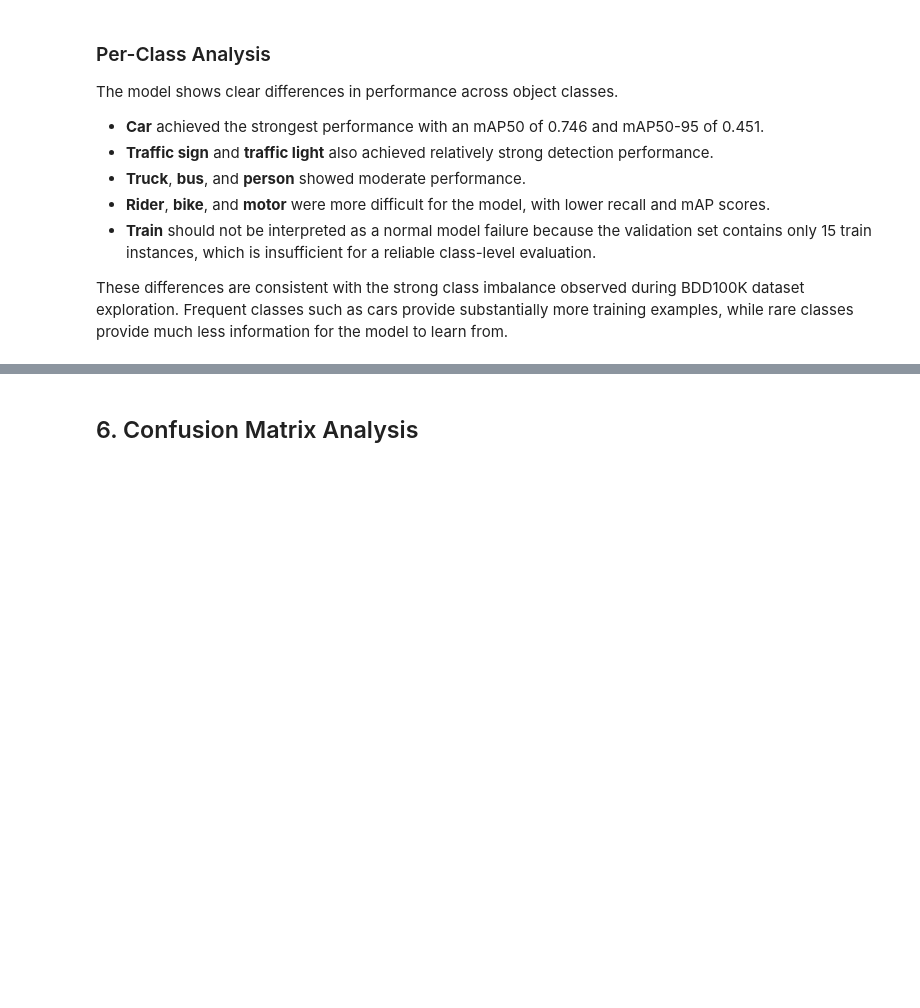
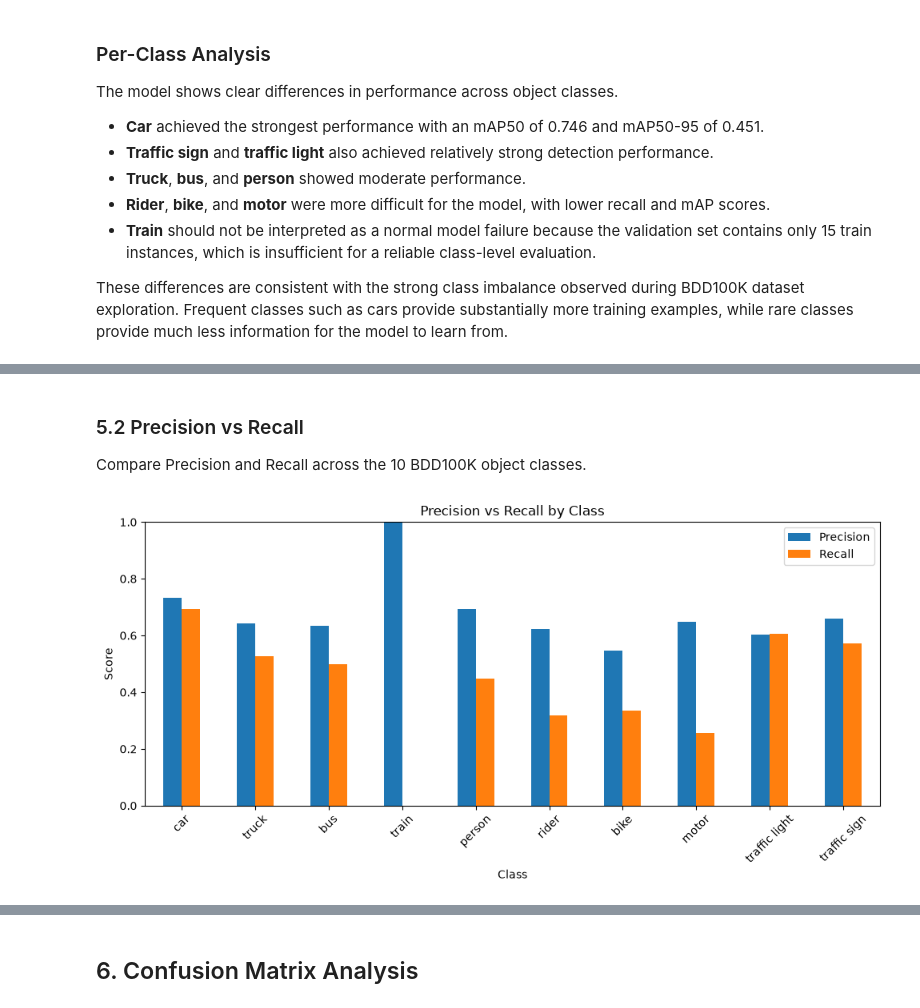
Before and after one commit to kosar-am/Automotive-YOLO-Risk-Analysis, a Jupyter notebook: notebooks/04_YOLO_Evaluation.ipynb, the cells around one changed output, grey strips where cells are left out. Cells and saved outputs as stored; diff of their text form; code cells hidden in the pictures; blank space fills up the shorter version.

```diff
--- a/notebooks/04_YOLO_Evaluation.ipynb
+++ b/notebooks/04_YOLO_Evaluation.ipynb
@@ -153,0 +193,23 @@ These differences are consistent with the strong class imbalance observed during
+# %% [markdown]
+### 5.2 Precision vs Recall
+
+Compare Precision and Recall across the 10 BDD100K object classes.
+# %%
+# Compare Precision and Recall for each class
+pr_data = class_results.set_index("Class")[["Precision", "Recall"]]
+
+pr_data.plot(
+    kind="bar",
+    figsize=(10, 5)
+)
+
+plt.ylabel("Score")
+plt.xlabel("Class")
+plt.title("Precision vs Recall by Class")
+plt.ylim(0, 1)
+plt.xticks(rotation=45)
+
+plt.tight_layout()
+plt.show()
+# %% [output]
+[figure, added]
```
Also changed, not shown: parts of 16 cells of this notebook.
